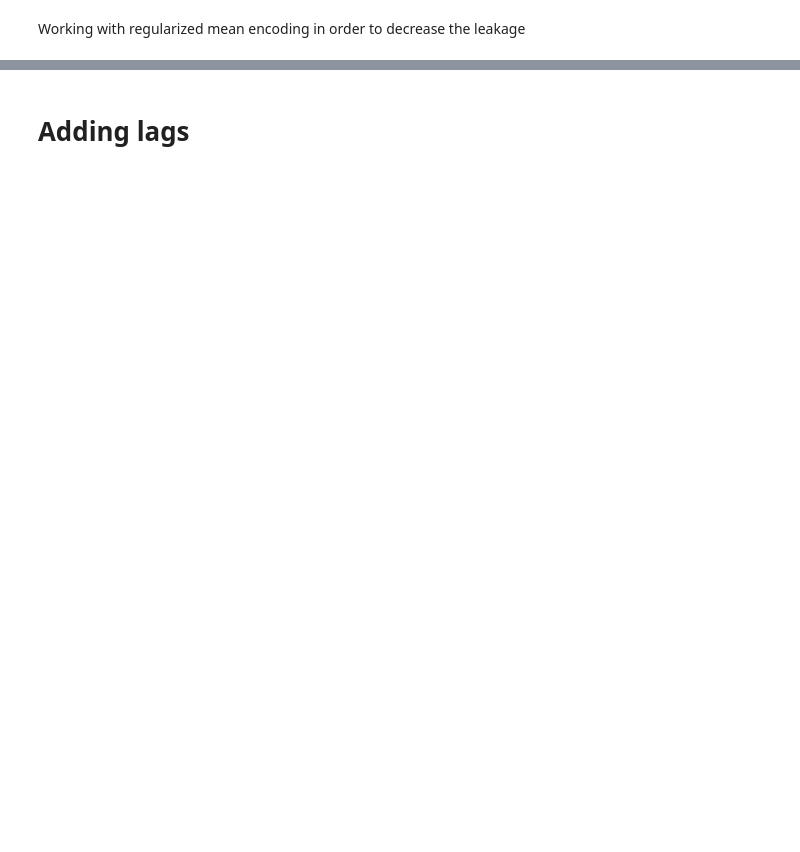
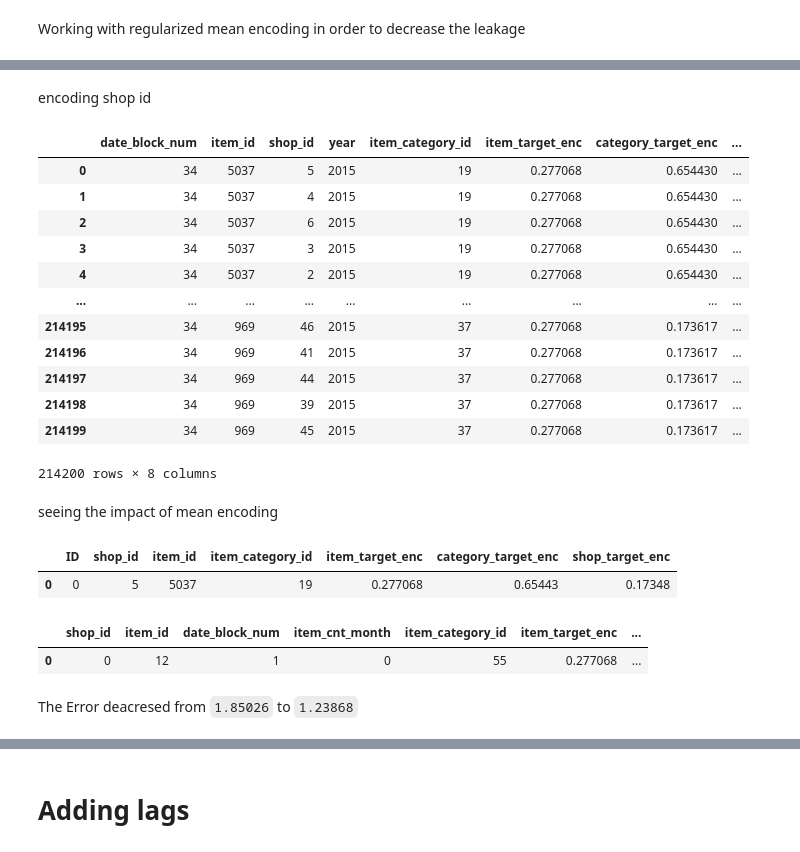
Before and after one commit to mohiiieldin/Predict-Future-Sales-Competition-on-Kaggle-Python-, a Jupyter notebook: Predict_Future_Sales.ipynb, the cells around one changed output, grey strips where cells are left out. Drawn from its saved outputs; the diff is of its cells as text; code cells hidden in the pictures; blank space fills up the shorter version.

```diff
--- a/Predict_Future_Sales.ipynb
+++ b/Predict_Future_Sales.ipynb
@@ -327,4 +640,0 @@ test
-# %%
-# sorting the columns names in train and test dataframse in the same order
-all_data = all_data.reindex(sorted(all_data.columns), axis=1)
-test = test.reindex(sorted(test.columns), axis=1)
@@ -341,0 +641,16 @@ XGB : 1.09881
+# %%
+# encoding item_category_id
+kf = KFold(n_splits = 5 , shuffle = False)
+for train_ind, val_ind in kf.split(all_data) :
+    train_data , val_data = all_data.iloc[train_ind], all_data.iloc[val_ind]
+    all_data.loc[all_data.index[val_ind] , 'category_target_enc'] = val_data['item_category_id'].map(train_data.groupby('item_category_id')['item_cnt_month'].mean())
+
+all_data['category_target_enc'].fillna(all_data.item_cnt_month.mean(), inplace=True) # fill na that happend from values in validation not in the train with the global mean
+# %%
+# making a column to map it to the test set
+category_mean_enc = all_data.groupby('item_category_id')['category_target_enc'].unique()
+category_mean_enc = category_mean_enc.apply(lambda x: x.mean())
+
+test['category_target_enc'] = test['item_category_id'].map(category_mean_enc) # mapping the variable in the test
+test.fillna(all_data.item_cnt_month.mean() , inplace = True)
+test
@@ -341,0 +671,44 @@ XGB : 1.09881
+# %% [markdown]
+encoding shop id
+# %%
+# encoding item_category_id
+kf = KFold(n_splits = 5 , shuffle = False)
+for train_ind, val_ind in kf.split(all_data) :
+    train_data , val_data = all_data.iloc[train_ind], all_data.iloc[val_ind]
+    all_data.loc[all_data.index[val_ind] , 'shop_target_enc'] = val_data['shop_id'].map(train_data.groupby('shop_id')['item_cnt_month'].mean())
+
+all_data['shop_target_enc'].fillna(all_data.item_cnt_month.mean(), inplace=True) # fill na that happend from values in validation not in the train with the global mean
+# %%
+# making a column to map it to the test set
+shop_mean_enc = all_data.groupby('shop_id')['shop_target_enc'].unique()
+shop_mean_enc = shop_mean_enc.apply(lambda x: x.mean())
+
+test['shop_target_enc'] = test['shop_id'].map(shop_mean_enc) # mapping the variable in the test
+test.fillna(all_data.item_cnt_month.mean() , inplace = True)
+test
+# %% [output]
+|  | date_block_num | item_id | shop_id | year | item_category_id | item_target_enc | category_target_enc | ... |
+| 0 | 34 | 5037 | 5 | 2015 | 19 | 0.277068 | 0.654430 | ... |
+| 1 | 34 | 5037 | 4 | 2015 | 19 | 0.277068 | 0.654430 | ... |
+| 2 | 34 | 5037 | 6 | 2015 | 19 | 0.277068 | 0.654430 | ... |
+| 3 | 34 | 5037 | 3 | 2015 | 19 | 0.277068 | 0.654430 | ... |
+| 4 | 34 | 5037 | 2 | 2015 | 19 | 0.277068 | 0.654430 | ... |
+| ... | ... | ... | ... | ... | ... | ... | ... | ... |
+| 214195 | 34 | 969 | 46 | 2015 | 37 | 0.277068 | 0.173617 | ... |
+| 214196 | 34 | 969 | 41 | 2015 | 37 | 0.277068 | 0.173617 | ... |
+| 214197 | 34 | 969 | 44 | 2015 | 37 | 0.277068 | 0.173617 | ... |
+| 214198 | 34 | 969 | 39 | 2015 | 37 | 0.277068 | 0.173617 | ... |
+| 214199 | 34 | 969 | 45 | 2015 | 37 | 0.277068 | 0.173617 | ... |
+214200 rows × 8 columns
+# %% [markdown]
+seeing the impact of mean encoding
+# %%
+test.head(1)
+# %% [output]
+|  | ID | shop_id | item_id | item_category_id | item_target_enc | category_target_enc | shop_target_enc |
+| 0 | 0 | 5 | 5037 | 19 | 0.277068 | 0.65443 | 0.17348 |
+# %%
+all_data.head(1)
+# %% [output]
+|  | shop_id | item_id | date_block_num | item_cnt_month | item_category_id | item_target_enc | ... |
+| 0 | 0 | 12 | 1 | 0 | 55 | 0.277068 | ... |
@@ -341,0 +730,2 @@ XGB : 1.09881
+# %% [markdown]
+The Error deacresed from `1.85026` to `1.23868`
```
Also changed, not shown: parts of 146 cells of this notebook.
